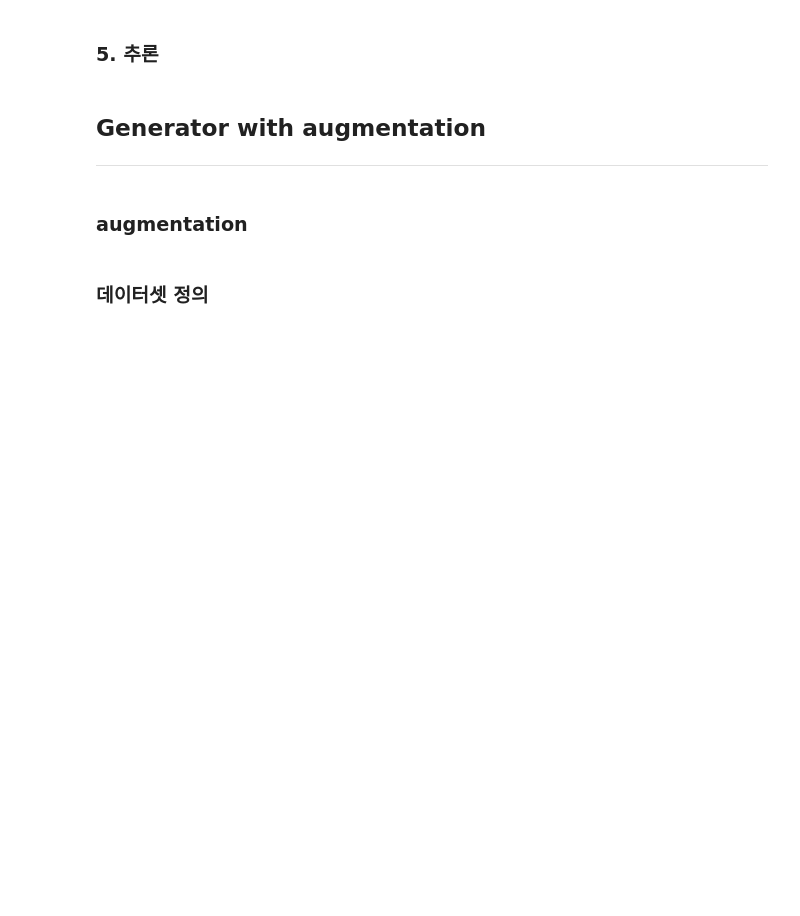
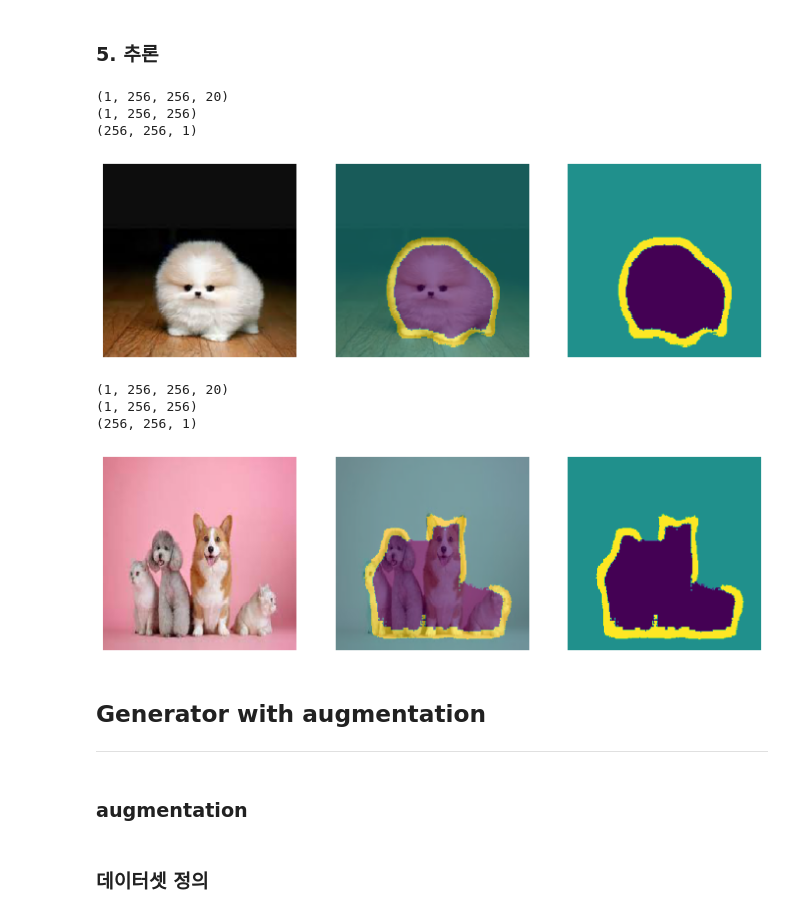
Before and after one commit to yangyang1598/Deeplearning, a Jupyter notebook: segmentation_advence.ipynb, the cells around one changed output. Cells and saved outputs as stored; diff of their text form; code cells hidden in the pictures; blank space fills up the shorter version.

```diff
--- a/segmentation_advence.ipynb
+++ b/segmentation_advence.ipynb
@@ -244,7 +244,7 @@ model.compile(loss=loss,optimizer=optimizer,metrics=['accuracy'])
 # %% [markdown]
 ### 3. 모델 학습
 # %%
-ckp= tf.keras.callbacks.ModelCheckpoint("unet_chip.h5",save_best_only=True)#save_best_only:가장 좋은 모델만 저장하겠다
+ckp= tf.keras.callbacks.ModelCheckpoint("pet.h5",save_best_only=True)#save_best_only:가장 좋은 모델만 저장하겠다
 reduce_lr=tf.keras.callbacks.ReduceLROnPlateau(monitor='val_loss',
                                                factor=0.2,
                                                patience=5)
@@ -259,5 +266,35 @@ Epoch 1/10
 # %% [markdown]
 ### 5. 추론
+# %%
+import tensorflow as tf
+from tensorflow.keras import models
+def img_pred(path,model,mask_cmap='rainbow'):
+  img_arr=dg.path2arr(path)
+  #arr 전처리
+  img_pre,_=dg.preprocess(img_arr,img_arr)
+  #model load
+
+
+  model=models.load_model('pet.h5')
+  pred=model.predict(tf.expand_dims(img_pre,0))
+  print(pred.shape)
+  pred=np.argmax(pred,axis=3)
+  print(pred.shape)
+  pred=np.expand_dims(pred[0],2)
+  print(pred.shape)
+  display_img(img_arr,pred)
+# %%
+img_pred('/content/pet3.jpg',model)
+img_pred('/content/pet2.jpg',model)
+# %% [output]
+(1, 256, 256, 20)
+(1, 256, 256)
+(256, 256, 1)
+[figure, added]
+(1, 256, 256, 20)
+(1, 256, 256)
+(256, 256, 1)
+[figure, added]
 # %% [markdown]
 ## Generator with augmentation
 ---
```
Also changed, not shown: parts of 3 cells of this notebook.
